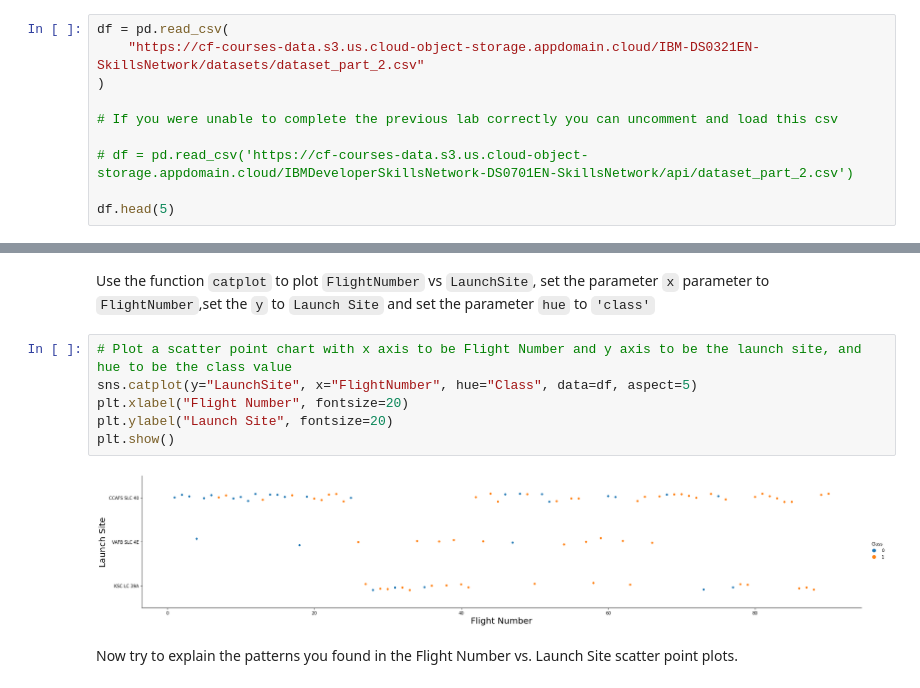
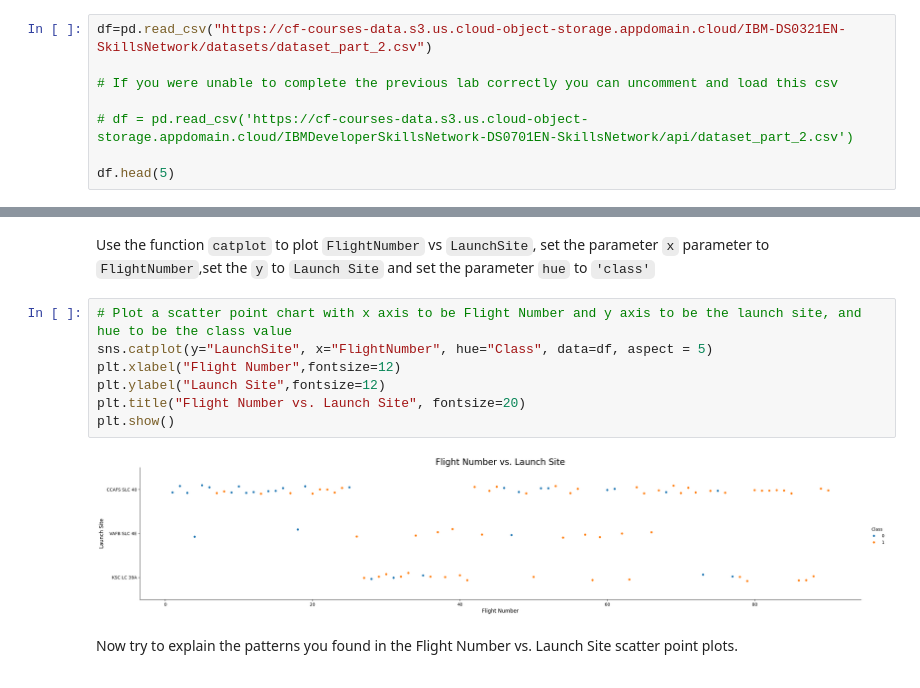
Before and after one commit to yshubhamy/Coursera-DS-Capstone-Project-SpaceX, a Jupyter notebook: 5_EDA_with_Data_Visualization.ipynb, the cells around one changed output, grey strips where cells are left out. Cells and saved outputs as stored; diff of their text form.

```diff
--- a/5_EDA_with_Data_Visualization.ipynb
+++ b/5_EDA_with_Data_Visualization.ipynb
@@ -54,9 +99,7 @@ import seaborn as sns
 # %% [markdown]
 First, let's read the SpaceX dataset into a Pandas dataframe and print its summary
 # %%
-df = pd.read_csv(
-    "https://cf-courses-data.s3.us.cloud-object-storage.appdomain.cloud/IBM-DS0321EN-SkillsNetwork/datasets/dataset_part_2.csv"
-)
+df=pd.read_csv("https://cf-courses-data.s3.us.cloud-object-storage.appdomain.cloud/IBM-DS0321EN-SkillsNetwork/datasets/dataset_part_2.csv")
 
 # If you were unable to complete the previous lab correctly you can uncomment and load this csv
 
@@ -95,12 +133,13 @@ Next, let's drill down to each site visualize its detailed launch records.
 Use the function <code>catplot</code> to plot <code>FlightNumber</code> vs <code>LaunchSite</code>, set the  parameter <code>x</code>  parameter to <code>FlightNumber</code>,set the  <code>y</code> to <code>Launch Site</code> and set the parameter <code>hue</code> to <code>'class'</code>
 # %%
 # Plot a scatter point chart with x axis to be Flight Number and y axis to be the launch site, and hue to be the class value
-sns.catplot(y="LaunchSite", x="FlightNumber", hue="Class", data=df, aspect=5)
-plt.xlabel("Flight Number", fontsize=20)
-plt.ylabel("Launch Site", fontsize=20)
+sns.catplot(y="LaunchSite", x="FlightNumber", hue="Class", data=df, aspect = 5)
+plt.xlabel("Flight Number",fontsize=12)
+plt.ylabel("Launch Site",fontsize=12)
+plt.title("Flight Number vs. Launch Site", fontsize=20)
 plt.show()
 # %% [output]
-[figure, old version]
+[figure, new version]
 # %% [markdown]
 Now try to explain the patterns you found in the Flight Number vs. Launch Site scatter point plots.
 # %% [markdown]
```
Also changed, not shown: parts of 37 cells of this notebook, 7 other files.
